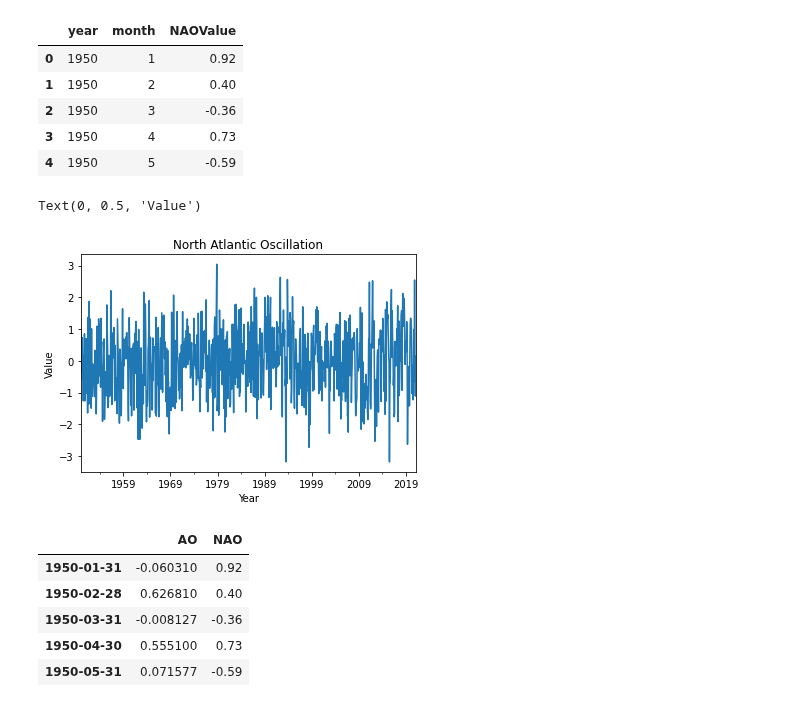
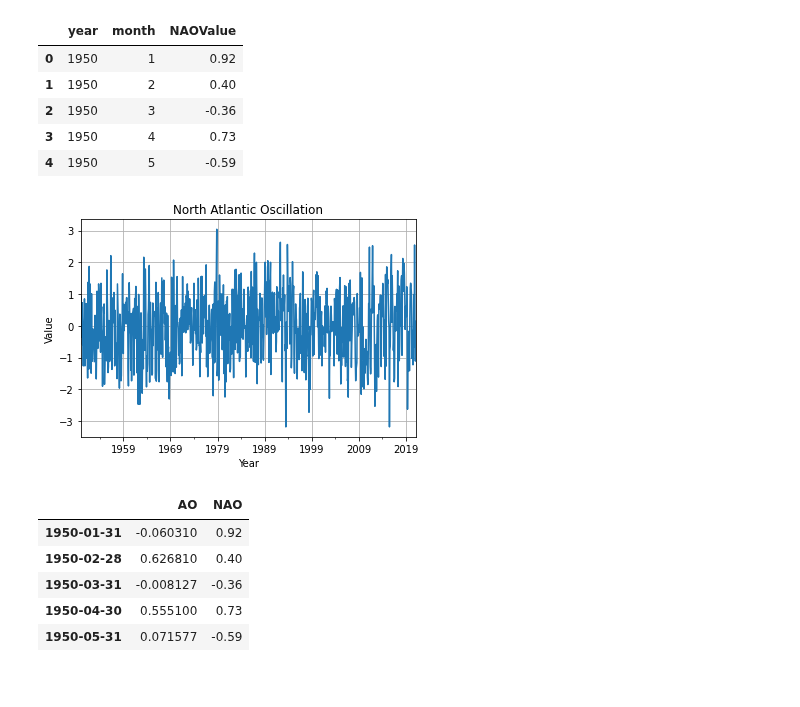
Before and after one commit to sspickle/instrumentation-projects, a Jupyter notebook: proj6/Time Series Analysis.ipynb, the cells around one changed output. Drawn from its saved outputs; the diff is of its cells as text; code cells hidden in the pictures.

```diff
--- a/proj6/Time Series Analysis.ipynb
+++ b/proj6/Time Series Analysis.ipynb
@@ -77,14 +77,14 @@ dfNAO.head()
 # %%
 dates = pd.date_range(start = datetime(dfNAO.year.values[0], dfNAO.month.values[0],1), periods = dfNAO.year.shape[0], freq='M')
 NAO = pd.Series(dfNAO.NAOValue.values, index=dates)
 NAO.plot()
 
 plt.title('North Atlantic Oscillation')
 plt.xlabel('Year')
 plt.ylabel('Value')
+plt.grid()
 # %% [output]
-Text(0, 0.5, 'Value')
-[figure, old version]
+[figure, new version]
 # %%
 aonao = pd.DataFrame({'AO' : AO, 'NAO' : NAO})
 aonao.head()
```
Also changed, not shown: parts of 13 cells of this notebook.
